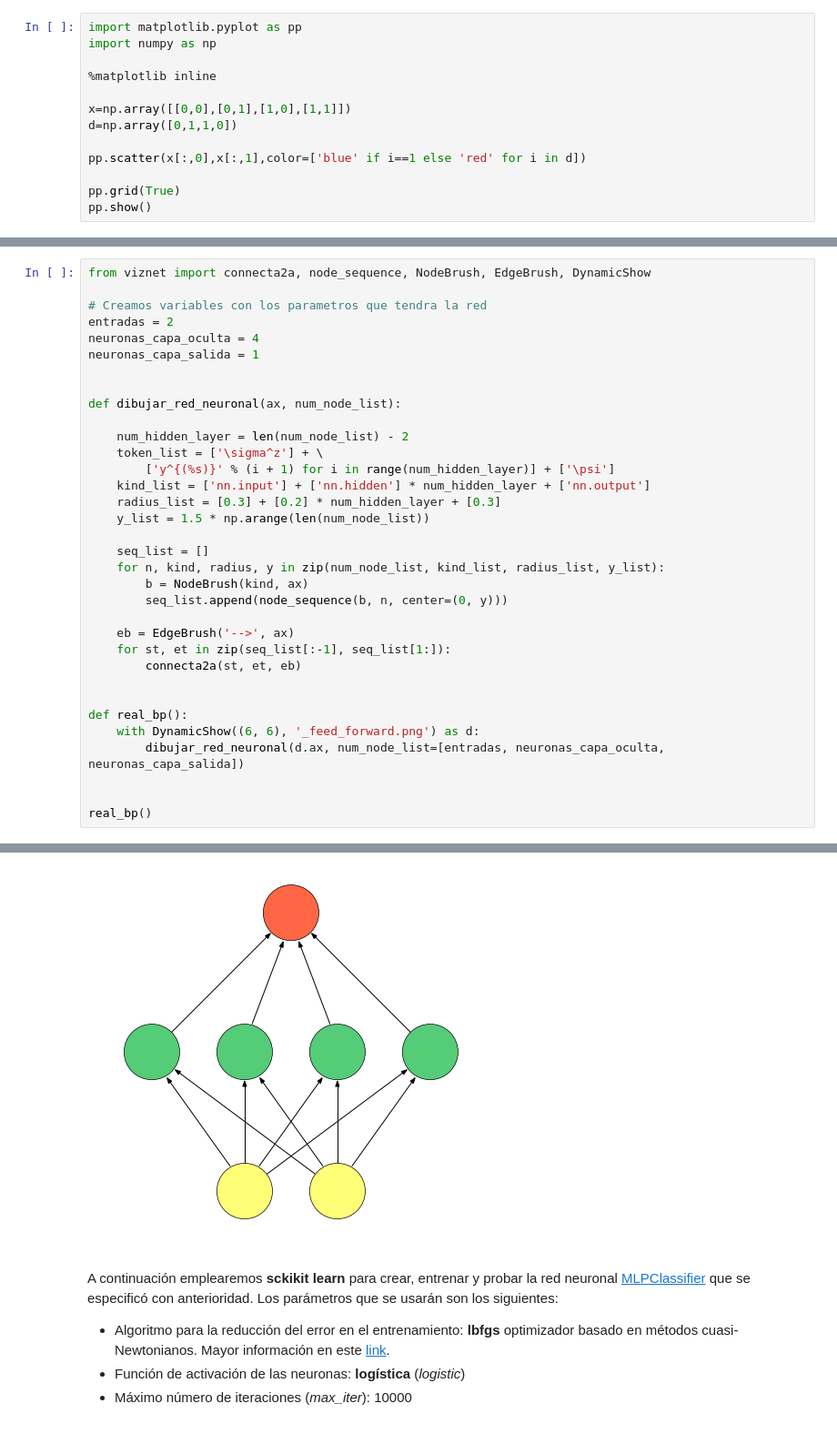
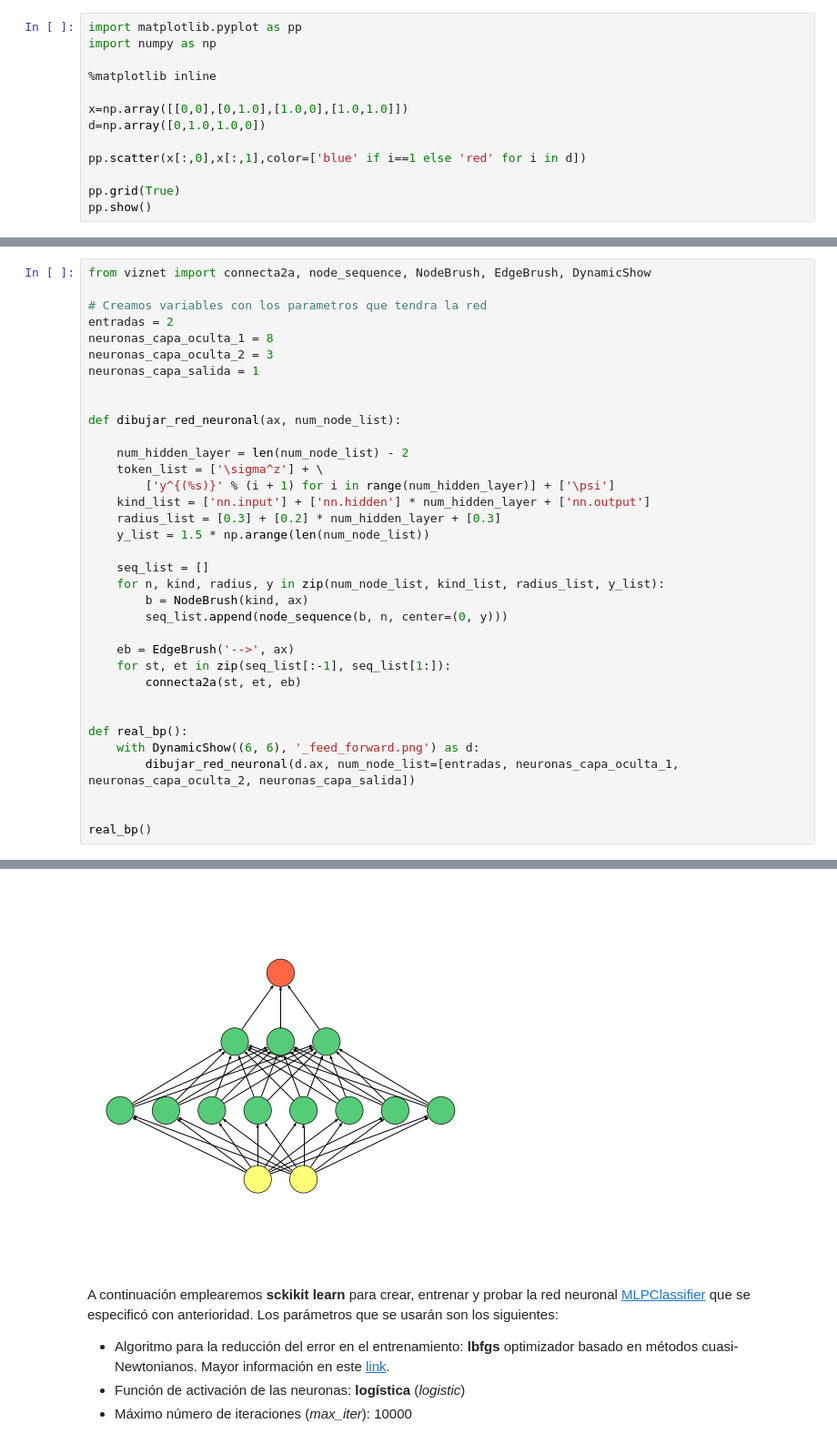
Before and after one commit to vlarobbyk/ann-basic-example, a Jupyter notebook: ANN-Intro-Parte-1.ipynb, the cells around one changed output, grey strips where cells are left out. Shown at 91% size. Saved outputs shown, nothing was run; the diff lists cells and outputs as text.

```diff
--- a/ANN-Intro-Parte-1.ipynb
+++ b/ANN-Intro-Parte-1.ipynb
@@ -48,8 +48,8 @@ import numpy as np
 
 %matplotlib inline
 
-x=np.array([[0,0],[0,1],[1,0],[1,1]])
-d=np.array([0,1,1,0])
+x=np.array([[0,0],[0,1.0],[1.0,0],[1.0,1.0]])
+d=np.array([0,1.0,1.0,0])
 
 pp.scatter(x[:,0],x[:,1],color=['blue' if i==1 else 'red' for i in d])
 
@@ -73,7 +74,8 @@ from viznet import connecta2a, node_sequence, NodeBrush, EdgeBrush, DynamicShow
 
 # Creamos variables con los parametros que tendra la red
 entradas = 2
-neuronas_capa_oculta = 4
+neuronas_capa_oculta_1 = 8
+neuronas_capa_oculta_2 = 3
 neuronas_capa_salida = 1
 
 
@@ -98,7 +100,7 @@ def dibujar_red_neuronal(ax, num_node_list):
 
 def real_bp():
     with DynamicShow((6, 6), '_feed_forward.png') as d:
-        dibujar_red_neuronal(d.ax, num_node_list=[entradas, neuronas_capa_oculta, neuronas_capa_salida])
+        dibujar_red_neuronal(d.ax, num_node_list=[entradas, neuronas_capa_oculta_1, neuronas_capa_oculta_2, neuronas_capa_salida])
 
 
 real_bp()
@@ -110,4 +117,4 @@ Press `c` to save figure to "_feed_forward.png", `Ctrl+d` to break >>
-[figure, old version]
+[figure, new version]
 # %% [markdown]
 A continuación emplearemos **sckikit learn** para crear, entrenar y probar la red neuronal [MLPClassifier](http://scikit-learn.org/stable/modules/generated/sklearn.neural_network.MLPClassifier.html) que se especificó con anterioridad. Los parámetros que se usarán son los siguientes:
 
```
Also changed, not shown: parts of 6 cells of this notebook, 4 other files.
